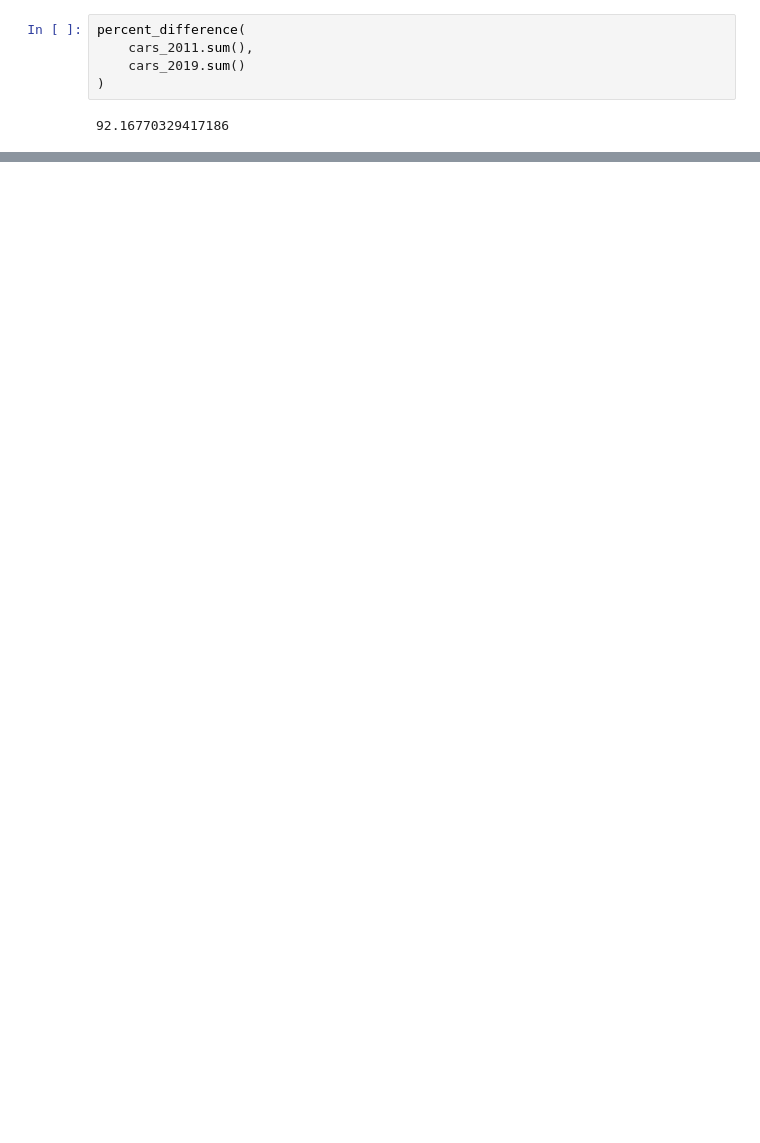
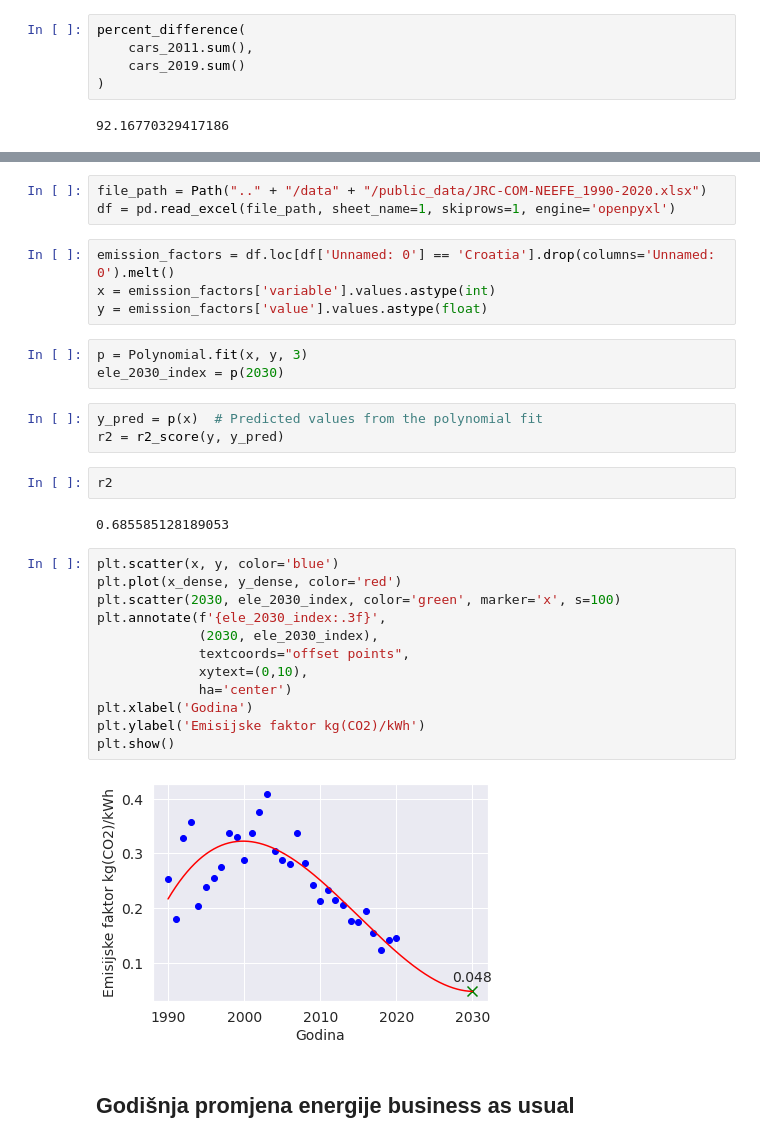
Before and after one commit to Green-Zone-Lab/vk_secap, a Jupyter notebook: notebooks/Analysis.ipynb, the cells around one changed output, grey strips where cells are left out. Drawn from its saved outputs; the diff is of its cells as text; blank space fills up the shorter version.

Commit message:
Initial projection chart and business as usual scenario

```diff
--- a/notebooks/Analysis.ipynb
+++ b/notebooks/Analysis.ipynb
@@ -1211,0 +1221,33 @@ percent_difference(
+# %%
+file_path = Path(".." + "/data" + "/public_data/JRC-COM-NEEFE_1990-2020.xlsx")
+df = pd.read_excel(file_path, sheet_name=1, skiprows=1, engine='openpyxl')
+# %%
+emission_factors = df.loc[df['Unnamed: 0'] == 'Croatia'].drop(columns='Unnamed: 0').melt()
+x = emission_factors['variable'].values.astype(int)
+y = emission_factors['value'].values.astype(float)
+# %%
+p = Polynomial.fit(x, y, 3)
+ele_2030_index = p(2030)
+# %%
+y_pred = p(x)  # Predicted values from the polynomial fit
+r2 = r2_score(y, y_pred)
+# %%
+r2
+# %% [output]
+0.685585128189053
+# %%
+plt.scatter(x, y, color='blue')
+plt.plot(x_dense, y_dense, color='red')
+plt.scatter(2030, ele_2030_index, color='green', marker='x', s=100)
+plt.annotate(f'{ele_2030_index:.3f}',
+             (2030, ele_2030_index),
+             textcoords="offset points",
+             xytext=(0,10),
+             ha='center')
+plt.xlabel('Godina')
+plt.ylabel('Emisijske faktor kg(CO2)/kWh')
+plt.show()
+# %% [output]
+[figure, added]
+# %% [markdown]
+## Godišnja promjena energije business as usual
```
Also changed, not shown: parts of 12 cells of this notebook, 2 other files.
